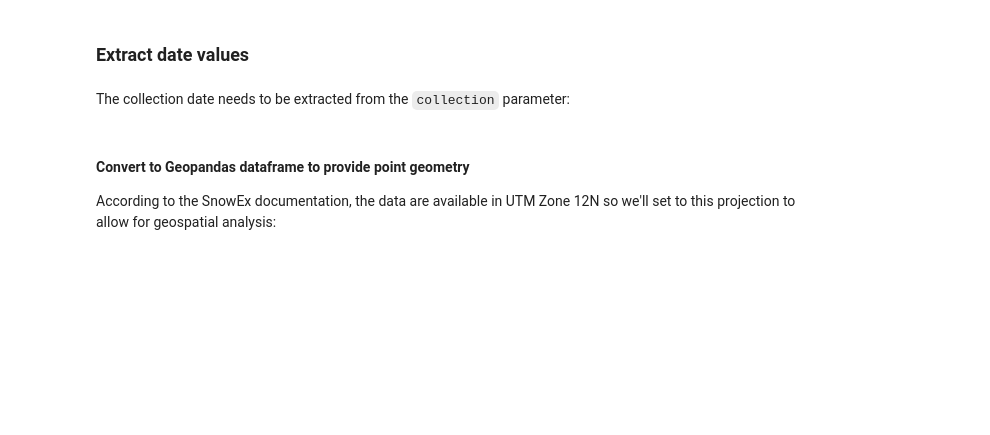
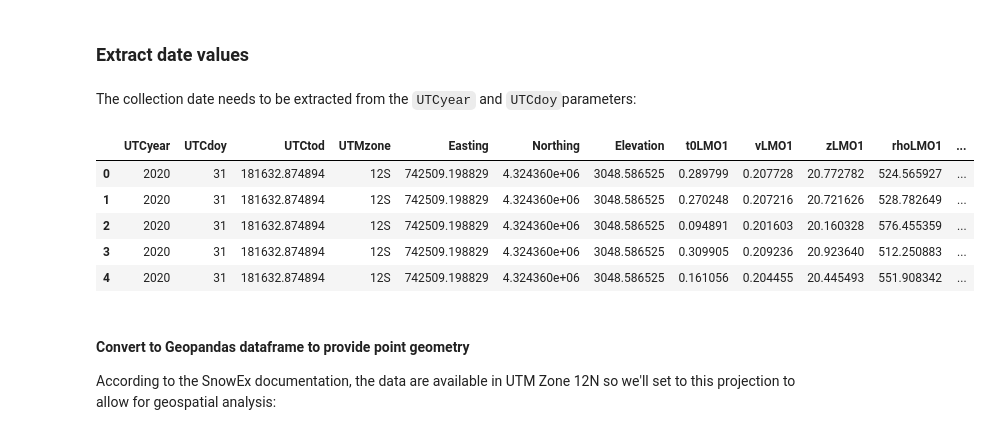
Before and after one commit to snowex-hackweek/website-2022, a Jupyter notebook: book/tutorials/nsidc-data-access/nsidc-data-access.ipynb, the cells around one changed output. Cells and saved outputs as stored; diff of their text form; code cells hidden in the pictures; blank space fills up the shorter version.

Commit message:
converting doy to date

```diff
--- a/book/tutorials/nsidc-data-access/nsidc-data-access.ipynb
+++ b/book/tutorials/nsidc-data-access/nsidc-data-access.ipynb
@@ -373,12 +431,18 @@ df.head()
 # %% [markdown]
 ### Extract date values
 # %% [markdown]
-The collection date needs to be extracted from the `collection` parameter:
+The collection date needs to be extracted from the `UTCyear` and `UTCdoy`parameters:
-# %%
-df['date'] = df.UTCdoy.str.rsplit('_').str[-1].astype(str)
-df.date = pd.to_datetime(df.date, format="%m%d%y")
-df = df.sort_values(['date'])
-df.head()
+# %%
+df['date'] = pd.to_datetime(df['UTCyear'] * 1000 + df['UTCdoy'], format="%Y%j")
+df.reset_index(drop=True, inplace=True)
+df.head()
+# %% [output]
+|  | UTCyear | UTCdoy | UTCtod | UTMzone | Easting | Northing | Elevation | t0LMO1 | vLMO1 | zLMO1 | rhoLMO1 | ... |
+| 0 | 2020 | 31 | 181632.874894 | 12S | 742509.198829 | 4.324360e+06 | 3048.586525 | 0.289799 | 0.207728 | 20.772782 | 524.565927 | ... |
+| 1 | 2020 | 31 | 181632.874894 | 12S | 742509.198829 | 4.324360e+06 | 3048.586525 | 0.270248 | 0.207216 | 20.721626 | 528.782649 | ... |
+| 2 | 2020 | 31 | 181632.874894 | 12S | 742509.198829 | 4.324360e+06 | 3048.586525 | 0.094891 | 0.201603 | 20.160328 | 576.455359 | ... |
+| 3 | 2020 | 31 | 181632.874894 | 12S | 742509.198829 | 4.324360e+06 | 3048.586525 | 0.309905 | 0.209236 | 20.923640 | 512.250883 | ... |
+| 4 | 2020 | 31 | 181632.874894 | 12S | 742509.198829 | 4.324360e+06 | 3048.586525 | 0.161056 | 0.204455 | 20.445493 | 551.908342 | ... |
 # %% [markdown]
 #### Convert to Geopandas dataframe to provide point geometry
 
```
Also changed, not shown: parts of 7 cells of this notebook, 1 other file.
